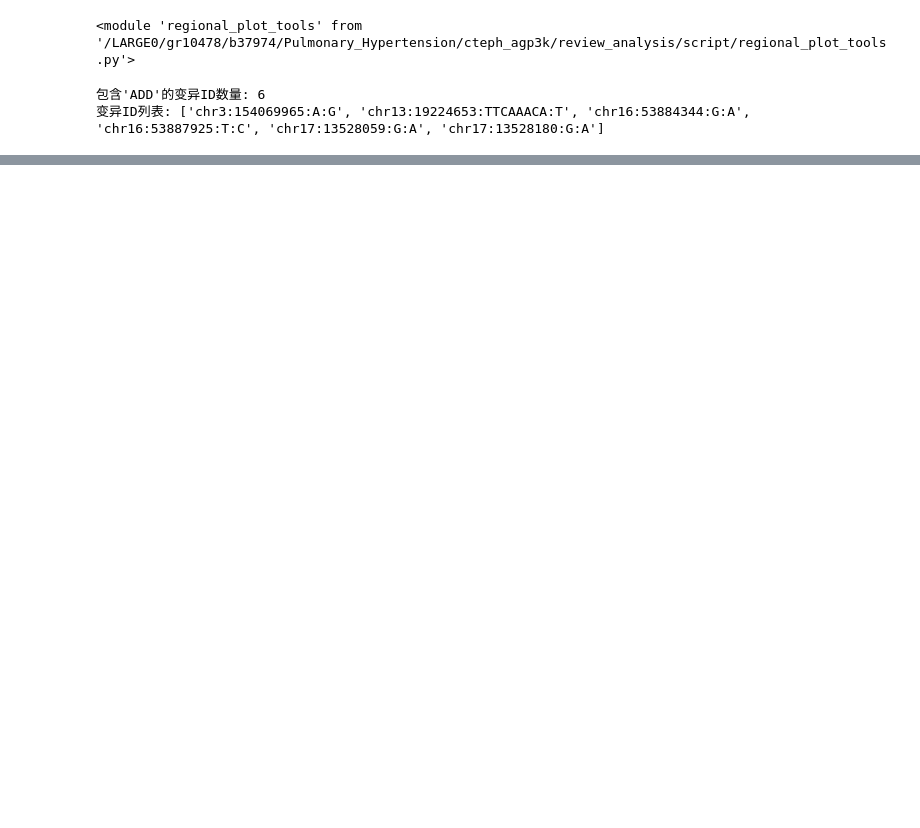
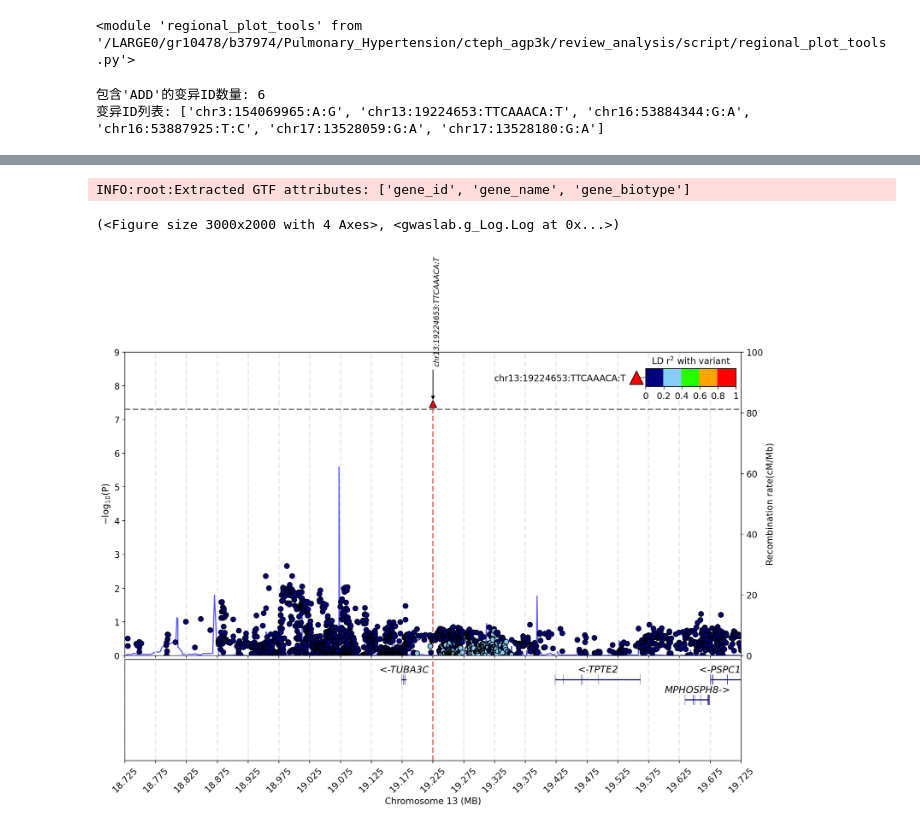
Before and after one commit to ZhaoTie-re/cteph_agp3k, a Jupyter notebook: review_analysis/04.regional_plot/regional_plot.ipynb, the cells around one changed output, grey strips where cells are left out. Drawn from its saved outputs; the diff is of its cells as text; code cells hidden in the pictures; blank space fills up the shorter version.

```diff
--- a/review_analysis/04.regional_plot/regional_plot.ipynb
+++ b/review_analysis/04.regional_plot/regional_plot.ipynb
@@ -158,0 +167,18 @@ INFO:root:Extracted GTF attributes: ['gene_id', 'gene_name', 'gene_biotype']
+# %%
+sumstats_add.plot_mqq(
+    mode="r",
+    sig_level=sig_level,
+    region=(13,18724653,19724653),
+    region_grid=True,
+    fontsize=12,
+    anno=True,
+    anno_set=["chr13:19224653:TTCAAACA:T"],
+    anno_alias={"chr13:19224653:TTCAAACA:T":"chr13:19224653:TTCAAACA:T"},
+    anno_args={"fontsize":10},
+    anno_style="expand",
+    build="38",
+    vcf_path=vcf_path,
+    region_recombination=True,
+    verbose=False, check=False
+)
+# %% [output]
@@ -158,0 +186,3 @@ INFO:root:Extracted GTF attributes: ['gene_id', 'gene_name', 'gene_biotype']
+INFO:root:Extracted GTF attributes: ['gene_id', 'gene_name', 'gene_biotype']
+(<Figure size 3000x2000 with 4 Axes>, <gwaslab.g_Log.Log at 0x...>)
+[figure, added]
```
Also changed, not shown: parts of 8 cells of this notebook, 5 other files.
